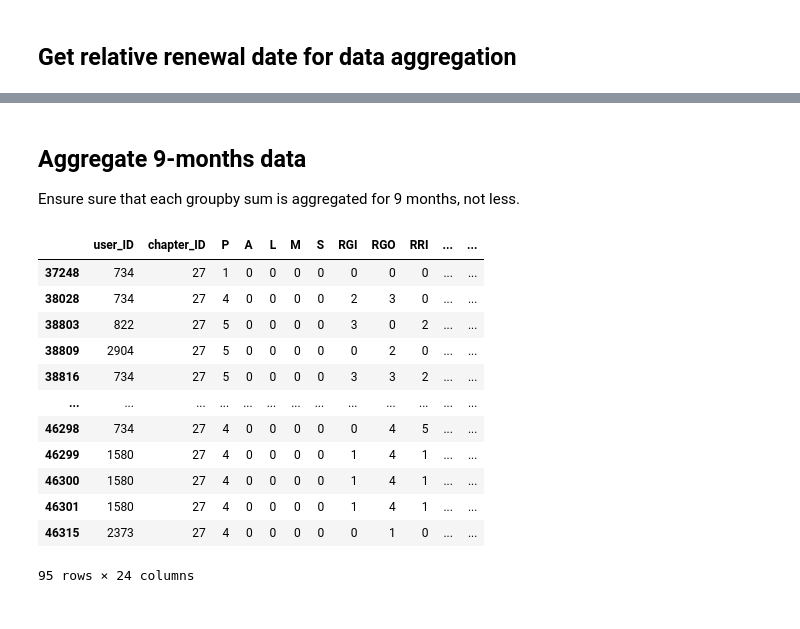
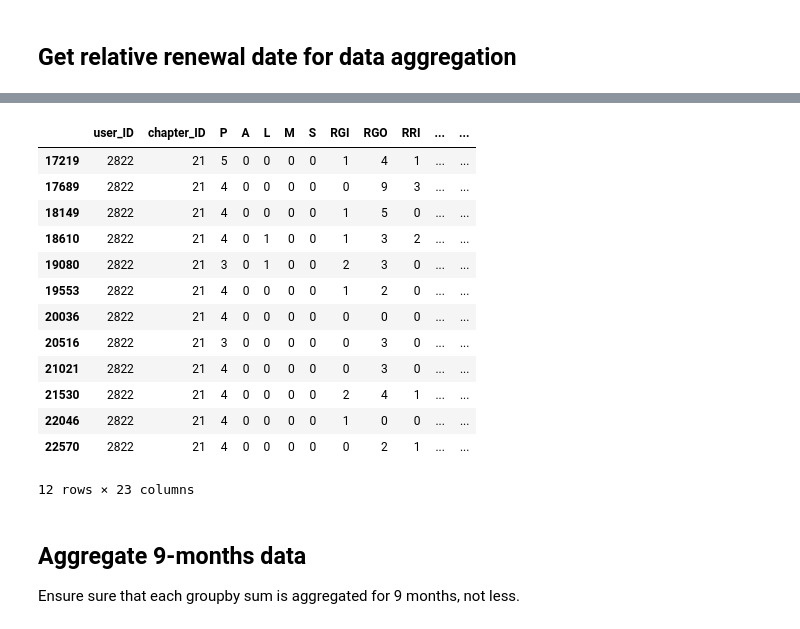
Before and after one commit to da-veed/BachelorThesis, a Jupyter notebook: data_cleaning.ipynb, the cells around one changed output, grey strips where cells are left out. Cells and saved outputs as stored; diff of their text form; code cells hidden in the pictures.

Commit message:
Updated README.md Made data cleaning progress in 'data_cleaning.ipynb' Deleted 'cleaning_log' as it was pointless and I made too many changes to track

```diff
--- a/data_cleaning.ipynb
+++ b/data_cleaning.ipynb
@@ -564,6 +331,0 @@ My methodology per each user consists of the following steps:
-# %%
-index_list = df_negative.loc[df_negative["negative_months"] > 2].index.tolist()
-
-df_workspace = df_master_clean.loc[df_master_clean["user_ID"].isin(index_list)].copy()
-df_temp = df_master_clean.loc[~df_master_clean["user_ID"].isin(index_list)].copy()
-df_workspace.head()
@@ -1876,3 +331,0 @@ df_master_clean.shape[0]
-# %%
-df_master_clean.drop_duplicates(subset=["user_ID", "chapter_ID", "palms_date"], inplace=True)
-df_master_clean.shape[0]
@@ -1886,0 +332,5 @@ df_master_clean.to_csv("data/df_master_Cleaned_NoAgg.csv")
+# %%
+df_master_clean = df_master_clean.merge(df_temp, how="left", on=["user_ID", "chapter_ID"])
+df_master_clean.loc[df_master_clean["additional_months_cumsum"].isna(), "additional_months_cumsum"] = 0
+df_master_clean["additional_months_cumsum"] = df_master_clean["additional_months_cumsum"].astype(int)
+df_master_clean.head()
@@ -1886,0 +345,18 @@ df_master_clean.to_csv("data/df_master_Cleaned_NoAgg.csv")
+# %%
+df_master_clean["year_of_membership"] = (df_master_clean["palms_date"] - df_master_clean["join_date"]) \
+    / np.timedelta64(1, 'M') + df_master_clean["additional_months_cumsum"]
+df_master_clean["year_of_membership"] = df_master_clean["year_of_membership"] // 12
+df_master_clean["months_to_renewal"] = (df_master_clean["renewal_date"] - df_master_clean["palms_date"]) \
+    / np.timedelta64(1, 'M')
+df_master_clean["months_to_renewal"] = df_master_clean["months_to_renewal"].round().astype(int)
+df_master_clean["years_to_renewal"] = (df_master_clean["months_to_renewal"] - 1) // 12
+df_master_clean["months_to_renewal"] = df_master_clean["months_to_renewal"] % 12
+
+# Substitute "months_to_renewal" value 0 with 12 for ease of aggregation later on
+df_master_clean.loc[df_master_clean["months_to_renewal"] == 0, "months_to_renewal"] = 12
+
+for index, row in df_master_clean.iterrows():
+    df_master_clean.at[index, 'relative_renewal_date'] = row['renewal_date'] - pd.DateOffset(years=row['years_to_renewal'])
+
+df_master_clean.drop(["years_to_renewal", "additional_months_cumsum"], axis=1, inplace=True)
+df_master_clean.sample(10, random_state=23)
@@ -1887,23 +376,20 @@ df_master_clean.to_csv("data/df_master_Cleaned_NoAgg.csv")
+# %%
+df_master_clean.loc[(df_master_clean["user_ID"] == 2822) & (df_master_clean["relative_renewal_date"] == "2019-05-01")]
+# %% [output]
+|  | user_ID | chapter_ID | P | A | L | M | S | RGI | RGO | RRI | ... | ... |
+| 17219 | 2822 | 21 | 5 | 0 | 0 | 0 | 0 | 1 | 4 | 1 | ... | ... |
+| 17689 | 2822 | 21 | 4 | 0 | 0 | 0 | 0 | 0 | 9 | 3 | ... | ... |
+| 18149 | 2822 | 21 | 4 | 0 | 0 | 0 | 0 | 1 | 5 | 0 | ... | ... |
+| 18610 | 2822 | 21 | 4 | 0 | 1 | 0 | 0 | 1 | 3 | 2 | ... | ... |
+| 19080 | 2822 | 21 | 3 | 0 | 1 | 0 | 0 | 2 | 3 | 0 | ... | ... |
+| 19553 | 2822 | 21 | 4 | 0 | 0 | 0 | 0 | 1 | 2 | 0 | ... | ... |
+| 20036 | 2822 | 21 | 4 | 0 | 0 | 0 | 0 | 0 | 0 | 0 | ... | ... |
+| 20516 | 2822 | 21 | 3 | 0 | 0 | 0 | 0 | 0 | 3 | 0 | ... | ... |
+| 21021 | 2822 | 21 | 4 | 0 | 0 | 0 | 0 | 0 | 3 | 0 | ... | ... |
+| 21530 | 2822 | 21 | 4 | 0 | 0 | 0 | 0 | 2 | 4 | 1 | ... | ... |
+| 22046 | 2822 | 21 | 4 | 0 | 0 | 0 | 0 | 1 | 0 | 0 | ... | ... |
+| 22570 | 2822 | 21 | 4 | 0 | 0 | 0 | 0 | 0 | 2 | 1 | ... | ... |
+12 rows × 23 columns
 # %% [markdown]
 ## Aggregate 9-months data
 Ensure sure that each groupby sum is aggregated for 9 months, not less.
-# %%
-df_9_months = df_master_clean.copy()
-
-# df_9_months = df_9_months.loc[df_9_months["months_to_renewal"] >= 4]
-
-# df_3_months.drop(["years_to_renewal", "months_to_renewal"], axis=1, inplace=True)
-# %% [output]
-|  | user_ID | chapter_ID | P | A | L | M | S | RGI | RGO | RRI | ... | ... |
-| 37248 | 734 | 27 | 1 | 0 | 0 | 0 | 0 | 0 | 0 | 0 | ... | ... |
-| 38028 | 734 | 27 | 4 | 0 | 0 | 0 | 0 | 2 | 3 | 0 | ... | ... |
-| 38803 | 822 | 27 | 5 | 0 | 0 | 0 | 0 | 3 | 0 | 2 | ... | ... |
-| 38809 | 2904 | 27 | 5 | 0 | 0 | 0 | 0 | 0 | 2 | 0 | ... | ... |
-| 38816 | 734 | 27 | 5 | 0 | 0 | 0 | 0 | 3 | 3 | 2 | ... | ... |
-| ... | ... | ... | ... | ... | ... | ... | ... | ... | ... | ... | ... | ... |
-| 46298 | 734 | 27 | 4 | 0 | 0 | 0 | 0 | 0 | 4 | 5 | ... | ... |
-| 46299 | 1580 | 27 | 4 | 0 | 0 | 0 | 0 | 1 | 4 | 1 | ... | ... |
-| 46300 | 1580 | 27 | 4 | 0 | 0 | 0 | 0 | 1 | 4 | 1 | ... | ... |
-| 46301 | 1580 | 27 | 4 | 0 | 0 | 0 | 0 | 1 | 4 | 1 | ... | ... |
-| 46315 | 2373 | 27 | 4 | 0 | 0 | 0 | 0 | 0 | 1 | 0 | ... | ... |
-95 rows × 24 columns
```
Also changed, not shown: parts of 301 cells of this notebook, 2 other files.
